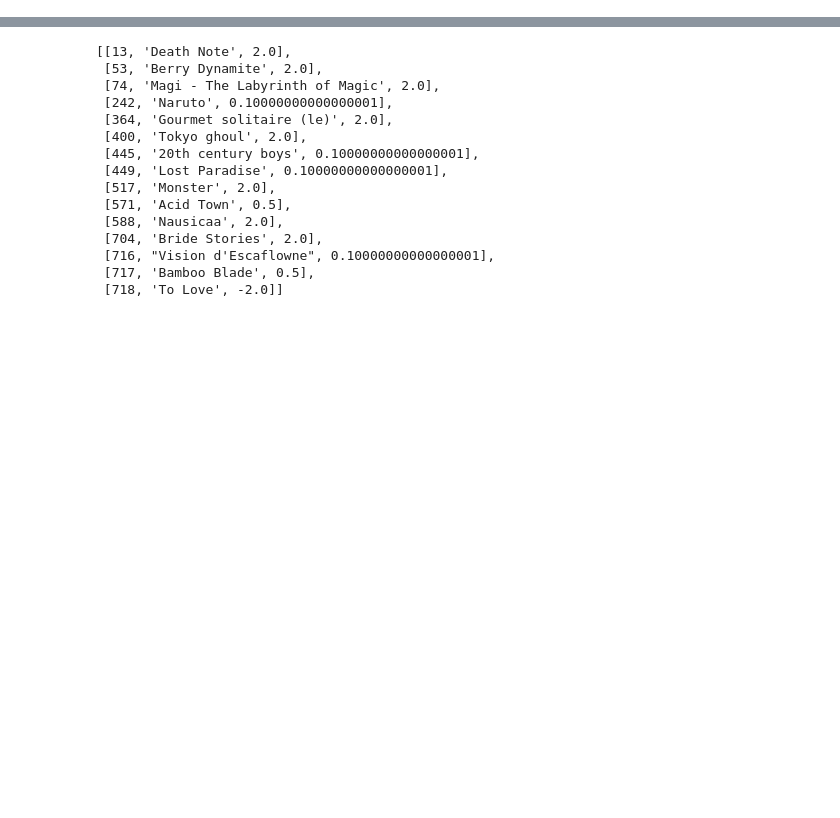
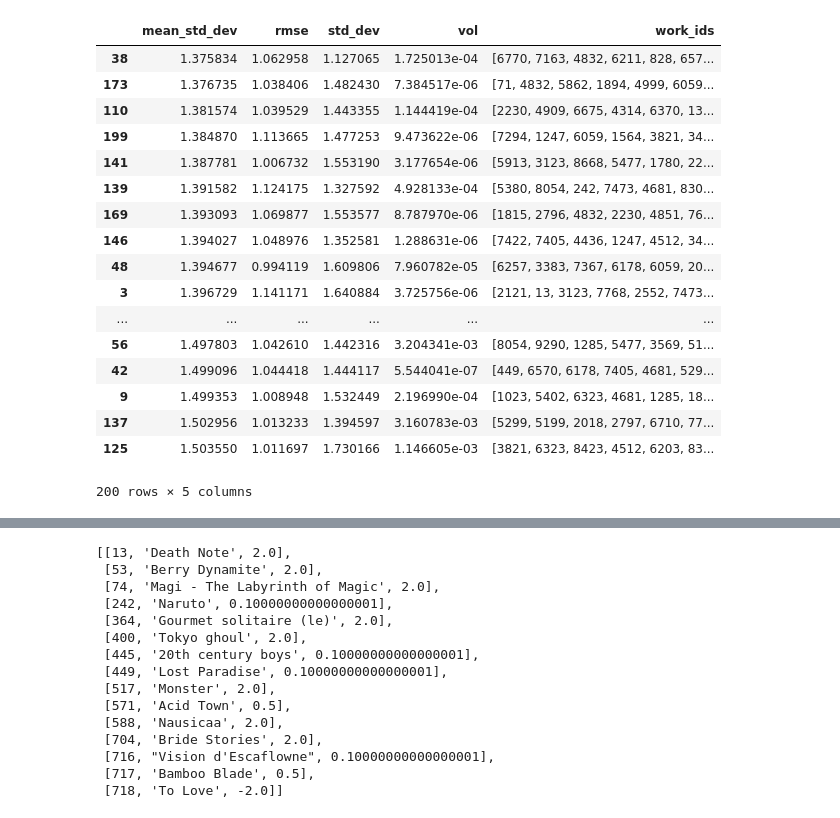
Before and after one commit to mangaki/mangaki, a Jupyter notebook: notebooks/MCTS.ipynb, the cells around one changed output, grey strips where cells are left out. Drawn from its saved outputs; the diff is of its cells as text; code cells hidden in the pictures; blank space fills up the shorter version.

```diff
--- a/notebooks/MCTS.ipynb
+++ b/notebooks/MCTS.ipynb
@@ -90,20 +102,39 @@ truth = get_truth(1036, dataset)
 # %%
-JURY = [137, 1089, 2569, 2336, 3393, 3400, 3900, 242]
+from itertools import combinations
+import pandas as pd
+import random
 
+#JURY = [137, 1089, 2569, 2336, 3393, 3400, 3900, 242]
+
+records = []
 user = NewUser(algo, 1036, truth)
 # ALS train
-user.compute_error(JURY)
+#user.compute_error(JURY)
 # Restart with multistage tree
 tree = Tree()
 work_ids = tree.get_bulk()
+print('ok')
+
+tuples = [random.sample(all_work_ids, 20) for _ in range(200)]
+
 #work_ids = list(truth.keys())[:5]
-print(work_ids)
-user.ask(work_ids)
+for work_ids in tuples:
+    #print(work_ids)
+    user.ask(work_ids)
+    std_dev = np.std(user.get_truth(work_ids))
+    rmse = user.compute_error(list(set(all_work_ids) - set(work_ids)))
+    vol = get_volume(algo.VT.T[np.array(work_ids)])
+    records.append({'work_ids': work_ids, 'std_dev': std_dev, 'rmse': rmse, 'vol': vol,
+                    'mean_std_dev': np.mean([np.std(ratings_for[work_id]) for work_id in work_ids])})
+
+#history = user.get_history()
+#print(history)
+#for w1, w2 in combinations(history.keys(), 2):
+#    print(w1, w2, algo.VT.T[w1].dot(algo.VT.T[w2]))
 #user.compute_error(work_ids)
-user.compute_error(JURY)
-work_ids = tree.get_bulk(user.get_history())
-print(work_ids)
-user.ask(work_ids)
+#work_ids = tree.get_bulk(user.get_history())
+#print(work_ids)
+#user.ask(work_ids)
 #user.compute_error(work_ids)
-user.compute_error(JURY)
+#user.compute_error(JURY)
 # %% [output]
@@ -128,0 +142,24 @@ RMSE: 0.450456739622
+# %%
+from IPython.display import display
+
+df = pd.DataFrame(records)
+display(df.sort_values('mean_std_dev', ascending=True))
+# %% [output]
+|  | mean_std_dev | rmse | std_dev | vol | work_ids |
+| 38 | 1.375834 | 1.062958 | 1.127065 | 1.725013e-04 | [6770, 7163, 4832, 6211, 828, 657... |
+| 173 | 1.376735 | 1.038406 | 1.482430 | 7.384517e-06 | [71, 4832, 5862, 1894, 4999, 6059... |
+| 110 | 1.381574 | 1.039529 | 1.443355 | 1.144419e-04 | [2230, 4909, 6675, 4314, 6370, 13... |
+| 199 | 1.384870 | 1.113665 | 1.477253 | 9.473622e-06 | [7294, 1247, 6059, 1564, 3821, 34... |
+| 141 | 1.387781 | 1.006732 | 1.553190 | 3.177654e-06 | [5913, 3123, 8668, 5477, 1780, 22... |
+| 139 | 1.391582 | 1.124175 | 1.327592 | 4.928133e-04 | [5380, 8054, 242, 7473, 4681, 830... |
+| 169 | 1.393093 | 1.069877 | 1.553577 | 8.787970e-06 | [1815, 2796, 4832, 2230, 4851, 76... |
+| 146 | 1.394027 | 1.048976 | 1.352581 | 1.288631e-06 | [7422, 7405, 4436, 1247, 4512, 34... |
+| 48 | 1.394677 | 0.994119 | 1.609806 | 7.960782e-05 | [6257, 3383, 7367, 6178, 6059, 20... |
+| 3 | 1.396729 | 1.141171 | 1.640884 | 3.725756e-06 | [2121, 13, 3123, 7768, 2552, 7473... |
+| ... | ... | ... | ... | ... | ... |
+| 56 | 1.497803 | 1.042610 | 1.442316 | 3.204341e-03 | [8054, 9290, 1285, 5477, 3569, 51... |
+| 42 | 1.499096 | 1.044418 | 1.444117 | 5.544041e-07 | [449, 6570, 6178, 7405, 4681, 529... |
+| 9 | 1.499353 | 1.008948 | 1.532449 | 2.196990e-04 | [1023, 5402, 6323, 4681, 1285, 18... |
+| 137 | 1.502956 | 1.013233 | 1.394597 | 3.160783e-03 | [5299, 5199, 2018, 2797, 6710, 77... |
+| 125 | 1.503550 | 1.011697 | 1.730166 | 1.146605e-03 | [3821, 6323, 8423, 4512, 6203, 83... |
+200 rows × 5 columns
```
Also changed, not shown: parts of 9 cells of this notebook.
